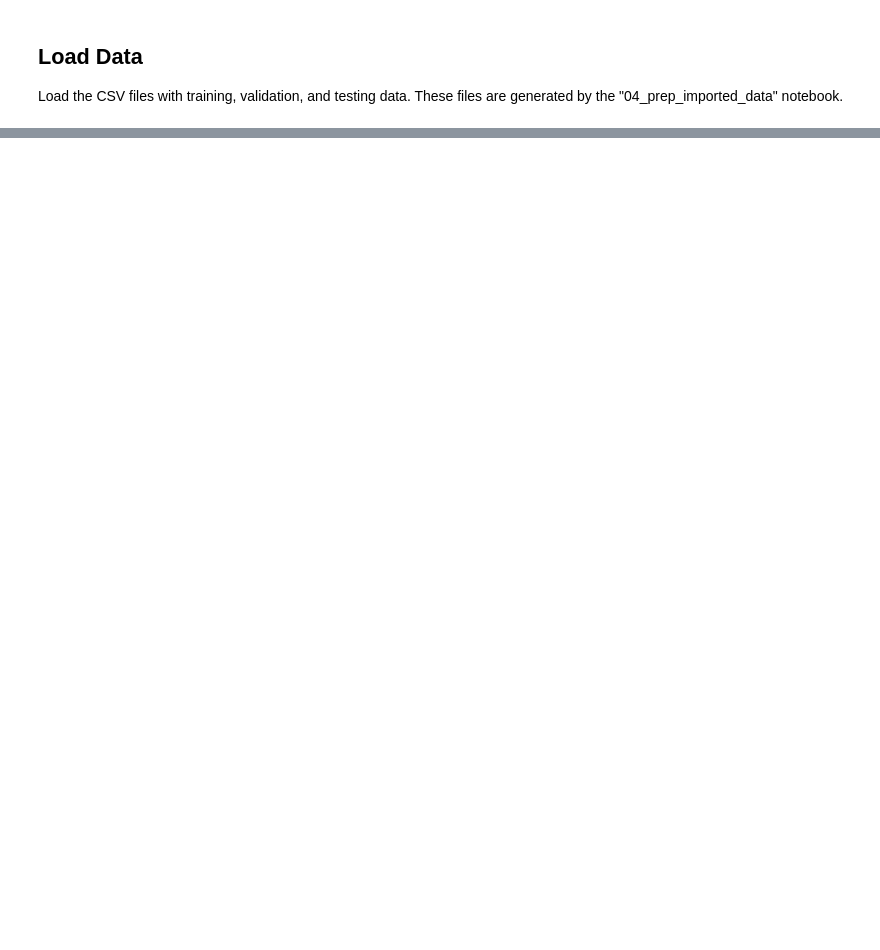
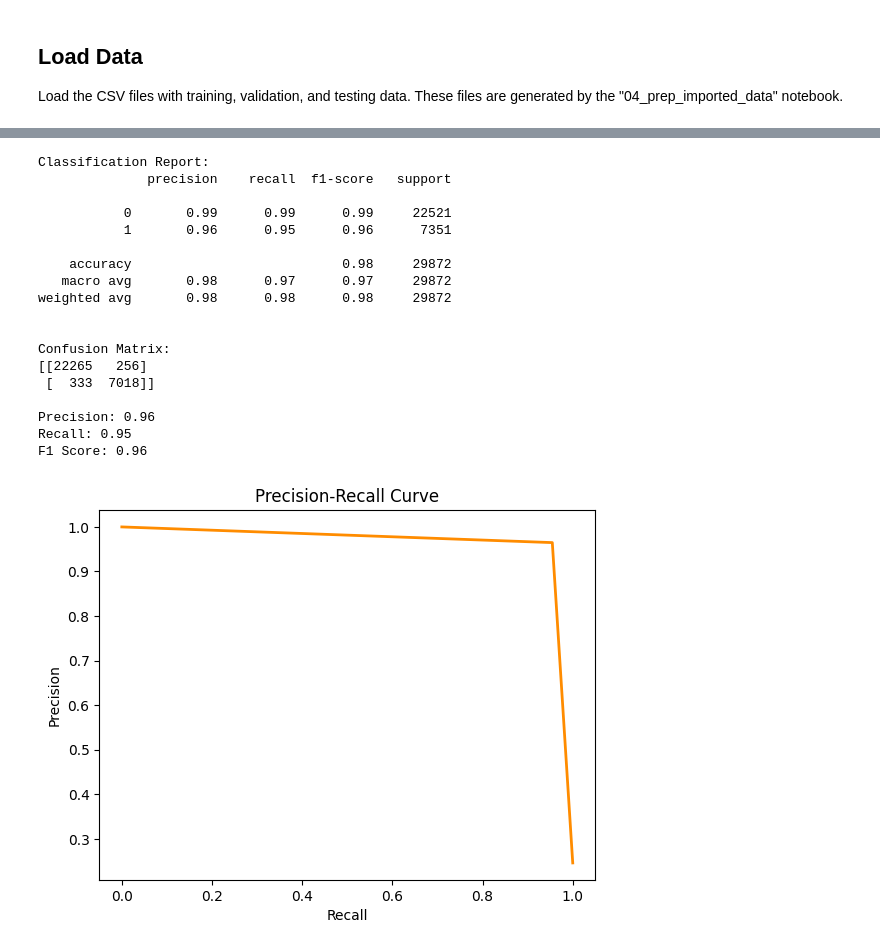
Before and after one commit to carrliitos/ecg_classification, a Jupyter notebook: notebooks/a05_train_model.ipynb, the cells around one changed output, grey strips where cells are left out. Drawn from its saved outputs; the diff is of its cells as text; code cells hidden in the pictures; blank space fills up the shorter version.

```diff
--- a/notebooks/a05_train_model.ipynb
+++ b/notebooks/a05_train_model.ipynb
@@ -32,0 +75,19 @@ y_test = df.values[:, -1].astype(int)
+# %%
+def train_model_sklearn(x_train, y_train):
+    """
+    Train an MLPClassifier model using scikit-learn.
+
+    Parameters:
+    - x_train (numpy.ndarray): Training features.
+    - y_train (numpy.ndarray): Training labels.
+
+    Returns:
+    - mlp_classifier (MLPClassifier): Trained MLPClassifier model.
+    """
+    # Create an MLPClassifier
+    mlp_classifier = MLPClassifier(hidden_layer_sizes=(256, 64, 16), max_iter=400, random_state=42)
+
+    # Train the classifier
+    mlp_classifier.fit(x_train, y_train)
+
+    return mlp_classifier
@@ -32,0 +223,2 @@ y_test = df.values[:, -1].astype(int)
+# %%
+trained_mlp_model = train_model_sklearn(x_train, y_train)
@@ -32,0 +238,22 @@ y_test = df.values[:, -1].astype(int)
+# %%
+test_model(trained_mlp_model, x_test, y_test)
+# %% [output]
+Classification Report:
+              precision    recall  f1-score   support
+
+           0       0.99      0.99      0.99     22521
+           1       0.96      0.95      0.96      7351
+
+    accuracy                           0.98     29872
+   macro avg       0.98      0.97      0.97     29872
+weighted avg       0.98      0.98      0.98     29872
+
+
+Confusion Matrix:
+[[22265   256]
+ [  333  7018]]
+
+Precision: 0.96
+Recall: 0.95
+F1 Score: 0.96
+[figure, added]
```
Also changed, not shown: parts of 18 cells of this notebook, 5 other files.
